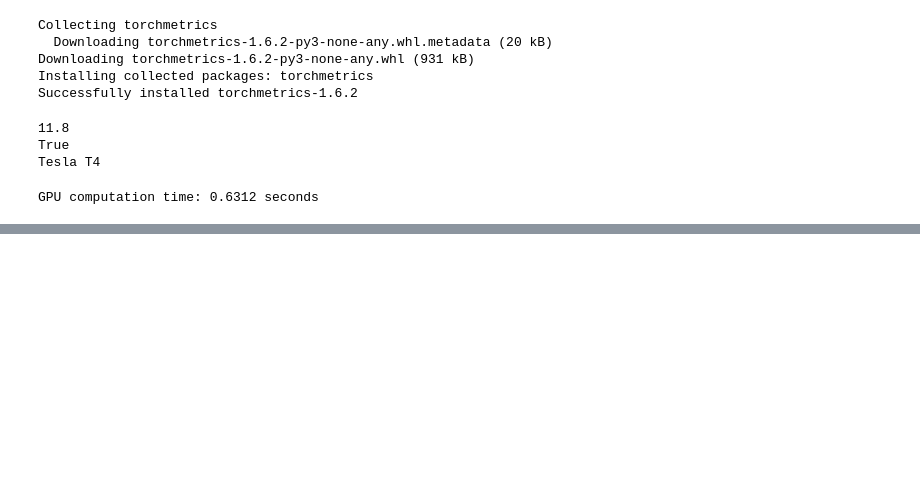
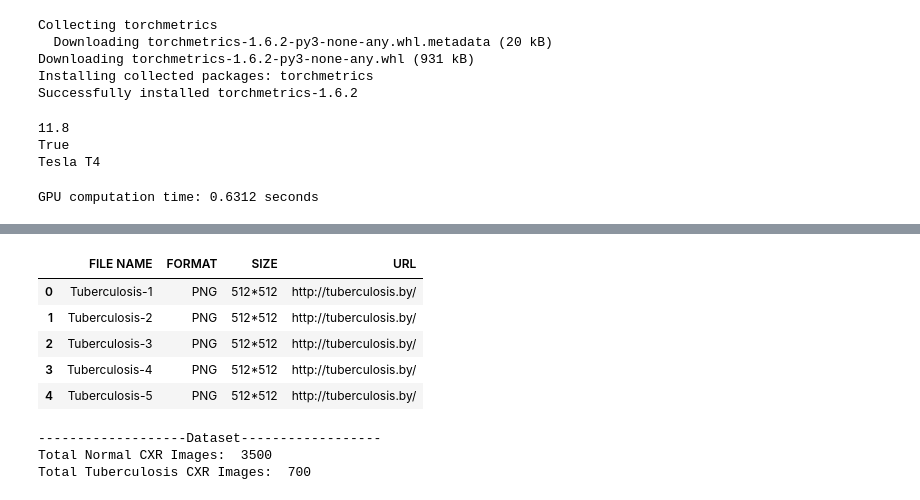
Before and after one commit to covryzne/tbc-detection-skripsi, a Jupyter notebook: tbc_detection_skripsi_netebook.ipynb, the cells around one changed output, grey strips where cells are left out. Drawn from its saved outputs; the diff is of its cells as text; code cells hidden in the pictures; blank space fills up the shorter version.

```diff
--- a/tbc_detection_skripsi_netebook.ipynb
+++ b/tbc_detection_skripsi_netebook.ipynb
@@ -176,0 +259,17 @@ GPU computation time: 0.6312 seconds
+# %%
+tuberculosis_df.head()
+# %% [output]
+|  | FILE NAME | FORMAT | SIZE | URL |
+| 0 | Tuberculosis-1 | PNG | 512*512 | http://tuberculosis.by/ |
+| 1 | Tuberculosis-2 | PNG | 512*512 | http://tuberculosis.by/ |
+| 2 | Tuberculosis-3 | PNG | 512*512 | http://tuberculosis.by/ |
+| 3 | Tuberculosis-4 | PNG | 512*512 | http://tuberculosis.by/ |
+| 4 | Tuberculosis-5 | PNG | 512*512 | http://tuberculosis.by/ |
+# %%
+print("-------------------Dataset------------------")
+print("Total Normal CXR Images: ",len(normal_df))
+print("Total Tuberculosis CXR Images: ",len(tuberculosis_df))
+# %% [output]
+-------------------Dataset------------------
+Total Normal CXR Images:  3500
+Total Tuberculosis CXR Images:  700
```
Also changed, not shown: parts of 12 cells of this notebook.
